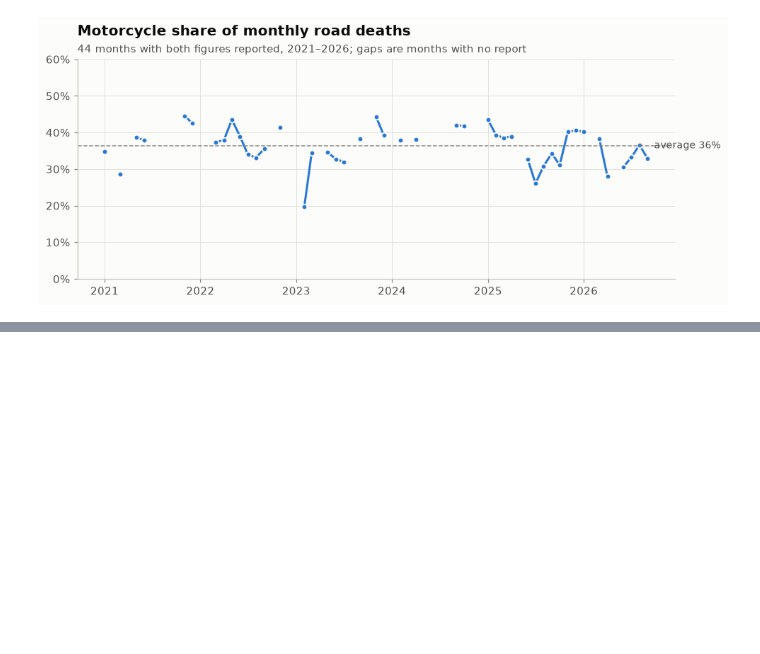
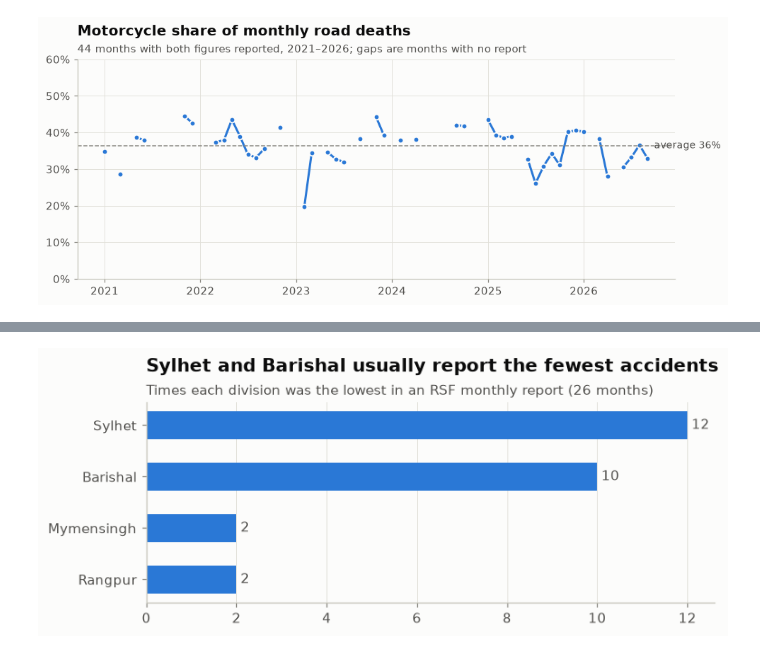
Before and after one commit to MehrazRumman/BD-Road-Accident, a Jupyter notebook: notebooks/02_analysis.ipynb, the cells around one changed output, grey strips where cells are left out. Saved outputs shown, nothing was run; the diff lists cells and outputs as text; code cells hidden in the pictures; blank space fills up the shorter version.

```diff
--- a/notebooks/02_analysis.ipynb
+++ b/notebooks/02_analysis.ipynb
@@ -268,0 +330,20 @@ year
+# %%
+counts = division[(division["period_type"] == "month") & division["measure"].isin(["accidents", "deaths"])]
+counts = counts.pivot_table(index=["year", "month", "division"], columns="measure", values="value").reset_index()
+
+
+def rank_month(g):
+    measure = "accidents" if g["accidents"].notna().sum() >= 2 else "deaths"
+    g = g.dropna(subset=[measure])
+    if len(g) < 2:
+        return None
+    return pd.Series({"highest": g.loc[g[measure].idxmax(), "division"], "lowest": g.loc[g[measure].idxmin(), "division"]})
+
+
+ranked = counts.groupby(["year", "month"])[["division", "accidents", "deaths"]].apply(rank_month).dropna()
+highest = ranked["highest"].value_counts()
+lowest = ranked["lowest"].value_counts()
+named = pd.DataFrame({"times_highest": highest, "times_lowest": lowest}).fillna(0).astype(int)
+named = named.loc[[d for d in DIVISIONS if d in named.index]]
+print("Months compared:", len(ranked))
+named
@@ -268,0 +359,12 @@ year
+# %%
+low = named["times_lowest"].loc[lambda s: s > 0].sort_values()
+fig, ax = plt.subplots(figsize=(7, 3))
+b = ax.barh(low.index, low.values, color=BLUE, height=0.55)
+ax.bar_label(b, padding=3, color=INK2)
+ax.grid(axis="y", visible=False)
+ax.xaxis.set_major_locator(mticker.MaxNLocator(integer=True))
+titled(ax, "Sylhet and Barishal usually report the fewest accidents",
+       f"Times each division was the lowest in an RSF monthly report ({len(ranked)} months)")
+save(fig, "07_division_lowest")
+# %% [output]
+[figure, added]
```
Also changed, not shown: parts of 7 cells of this notebook, 2 other files.
